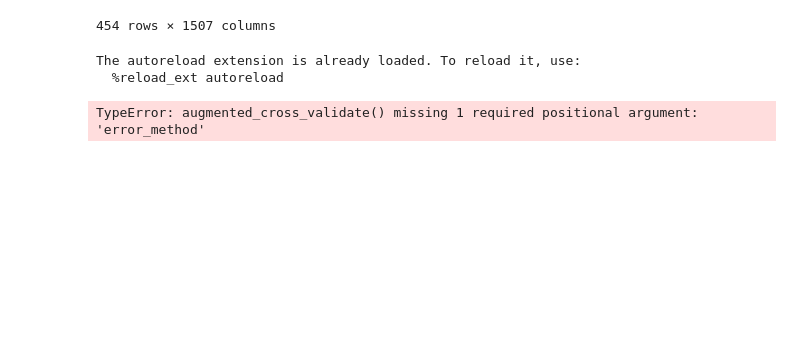
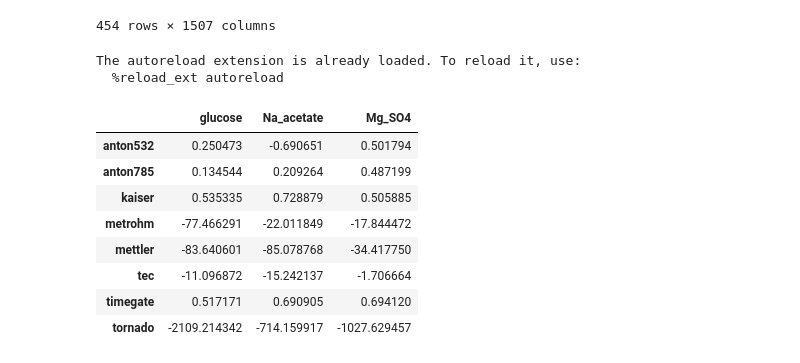
Before and after one commit to J-Brannigan/dig4bio, a Jupyter notebook: notebooks/04_cv_implementation.ipynb, the cells around one changed output. Saved outputs shown, nothing was run; the diff lists cells and outputs as text; code cells hidden in the pictures; blank space fills up the shorter version.

Commit message:
Improving augmented-cv function param naming

```diff
--- a/notebooks/04_cv_implementation.ipynb
+++ b/notebooks/04_cv_implementation.ipynb
@@ -315,32 +315,40 @@ source_df.loc[mask]
 # %%
 # Let's attempt the pipeline now we've implemented everything properly
 %load_ext autoreload
 %autoreload 2
 from dig4bio.io import read_raman_file
 from dig4bio.cv import augmented_cross_validate
 from dig4bio.constants import FINGERPRINT_GRID, LABEL_COLUMNS
 from dig4bio.models import calibrated_transfer_model_factory
 from sklearn.linear_model import LinearRegression
 
-source_df = read_raman_file('source_datasets',level='processed',subfolder='source_grid_fingerprint_linear')
+source_devices_df = read_raman_file('source_datasets',level='processed',subfolder='source_grid_fingerprint_linear')
 
-source_devices_all = source_df['device'].unique().tolist()
-fold_idxs_all = source_df['fold_idx'].unique().tolist()
+source_devices_all = source_devices_df['device'].unique().tolist()
+fold_idxs_all = source_devices_df['fold_idx'].unique().tolist()
 
 model_factory = calibrated_transfer_model_factory(
     prediction_model= LinearRegression(),
     calibration_model= LinearRegression()
 )
 
 device_scores = augmented_cross_validate(
-    source_df = source_df,
+    df = source_devices_df,
     wavenumber_columns = FINGERPRINT_GRID.astype(str),
     label_columns = LABEL_COLUMNS,
     model_factory = model_factory
 )
 
 display(pd.DataFrame(device_scores).T)
 # %% [output]
 The autoreload extension is already loaded. To reload it, use:
   %reload_ext autoreload
-TypeError: augmented_cross_validate() missing 1 required positional argument: 'error_method'
+|  | glucose | Na_acetate | Mg_SO4 |
+| anton532 | 0.250473 | -0.690651 | 0.501794 |
+| anton785 | 0.134544 | 0.209264 | 0.487199 |
+| kaiser | 0.535335 | 0.728879 | 0.505885 |
+| metrohm | -77.466291 | -22.011849 | -17.844472 |
+| mettler | -83.640601 | -85.078768 | -34.417750 |
+| tec | -11.096872 | -15.242137 | -1.706664 |
+| timegate | 0.517171 | 0.690905 | 0.694120 |
+| tornado | -2109.214342 | -714.159917 | -1027.629457 |
```
Also changed, not shown: 1 other file.
